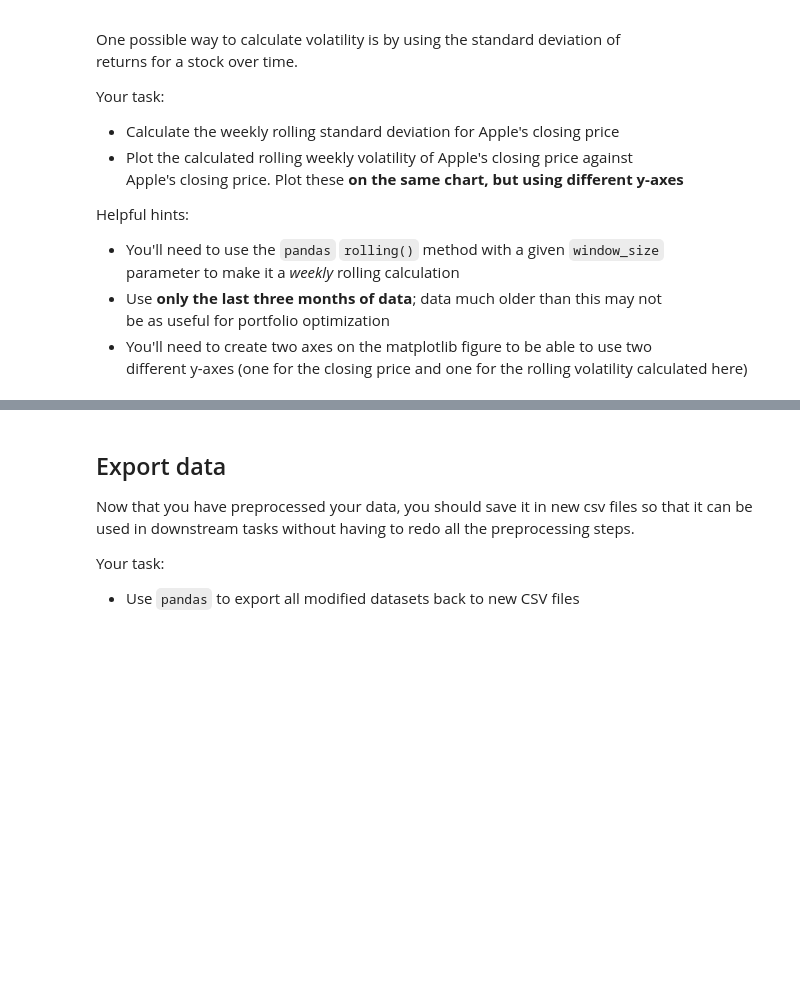
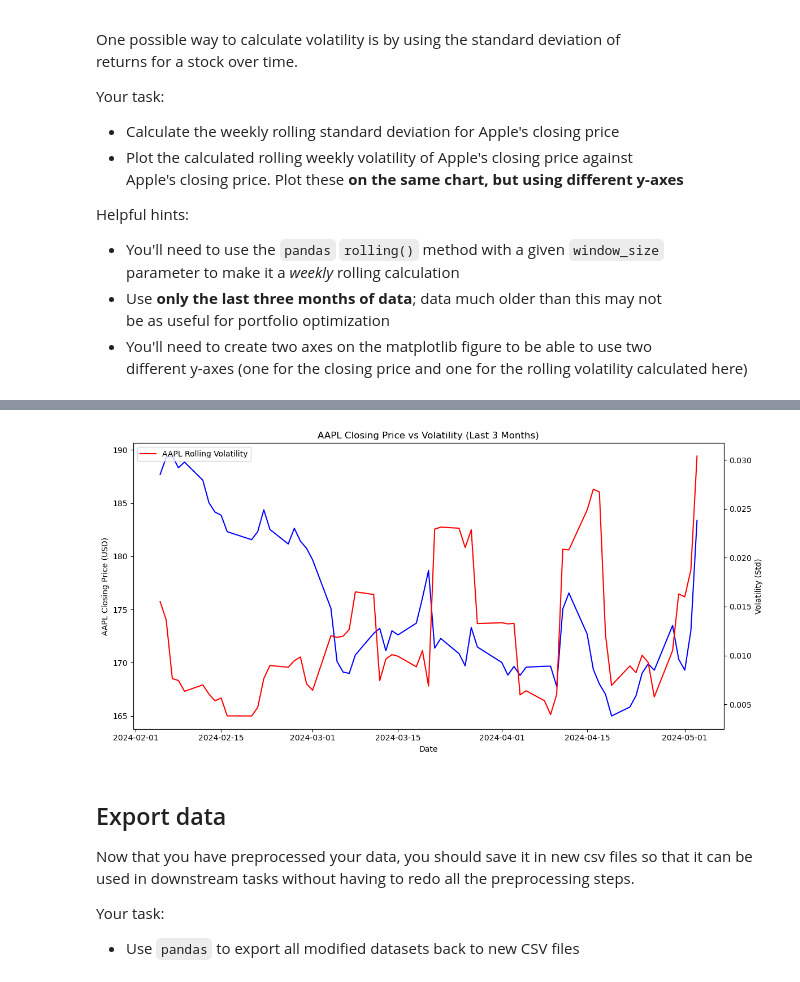
Before and after one commit to waynebar69/Stocks_ML-Pipeline, a Jupyter notebook: Project/EDA.ipynb, the cells around one changed output, grey strips where cells are left out. Saved outputs shown, nothing was run; the diff lists cells and outputs as text; code cells hidden in the pictures; blank space fills up the shorter version.

```diff
--- a/Project/EDA.ipynb
+++ b/Project/EDA.ipynb
@@ -469,0 +662,5 @@ inflation_df.head()
+# %%
+# drop the null values
+AAPL_stock_prices.dropna(inplace=True)
+MSFT_stock_prices.dropna(inplace=True)
+inflation_df.dropna(inplace=True)
@@ -583,0 +847,3 @@ plt.show()
+# %%
+# Calculate the std dev
+AAPL_stock_prices['Volatility'] = AAPL_stock_prices['Daily_Return'].rolling(window=WINDOW_SIZE).std()
@@ -583,0 +860,11 @@ plt.show()
+# %%
+# Get max date in timeseries
+AAPL_end_date = AAPL_stock_prices.index.max()
+
+# Get date that is 3 months back as the start date
+AAPL_start_date = AAPL_end_date - pd.DateOffset(months=3)
+
+# Use the max date calculated above to get the last three months of data in the dataset
+AAPL_last3_months = AAPL_stock_prices.loc[AAPL_stock_prices.index >= AAPL_start_date]
+
+AAPL_last3_months.head()
@@ -584,3 +879,37 @@ plt.show()
+# %%
+# Plot the calculated rolling weekly volatility of Apple's closing price against Apple's closing price
+# Plot these on the same chart, but using different y-axes
+
+fig, ax1 = plt.subplots(figsize=(12, 6))
+
+# Left y-axis: Closing price
+ax1.plot(
+    AAPL_last3_months.index,
+    AAPL_last3_months["Close/Last"],
+    label='AAPL Closing Price',
+    color='blue'
+)
+ax1.set_xlabel("Date")
+ax1.set_ylabel("AAPL Closing Price (USD)")
+
+# Right y-axis: Volatility
+ax2 = ax1.twinx()
+ax2.plot(
+    AAPL_last3_months.index,
+    AAPL_last3_months["Volatility"],
+    label='AAPL Rolling Volatility',
+    color='red'
+)
+ax2.set_ylabel("Volatility (Std)")
+
+# Optional: title + nicer layout
+ax1.set_title("AAPL Closing Price vs Volatility (Last 3 Months)")
+fig.tight_layout()
+
+plt.legend()
+plt.show()
+# %% [output]
+[figure, added]
 # %% [markdown]
 ## Export data
 
```
Also changed, not shown: parts of 46 cells of this notebook, 7 other files.
